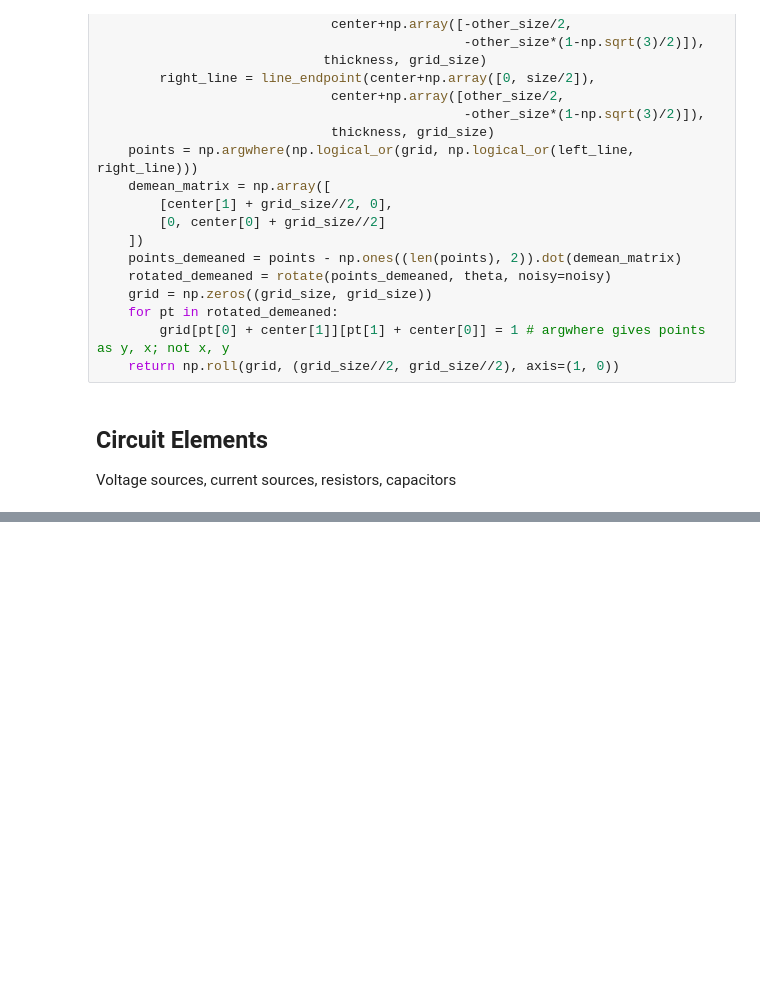
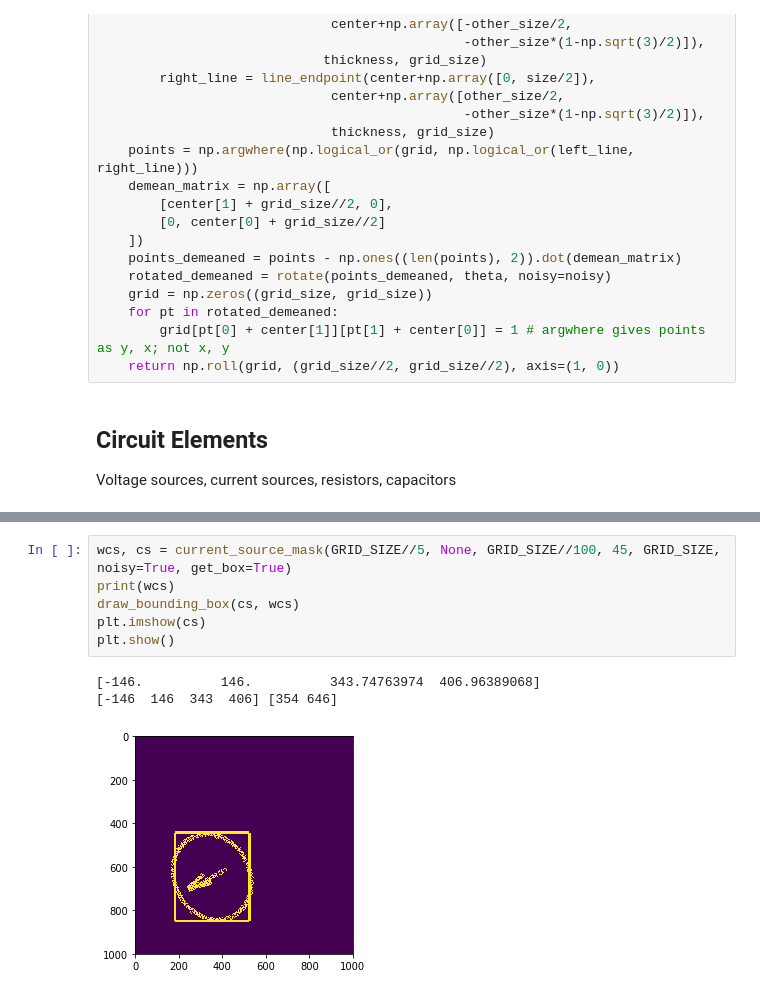
Before and after one commit to Sean-OB/circuits, a Jupyter notebook: Synthetic Circuit Element Creator.ipynb, the cells around one changed output, grey strips where cells are left out. Saved outputs shown, nothing was run; the diff lists cells and outputs as text; blank space fills up the shorter version.

```diff
--- a/Synthetic Circuit Element Creator.ipynb
+++ b/Synthetic Circuit Element Creator.ipynb
@@ -296 +363,11 @@ plt.imshow(v)
+# %%
+wcs, cs = current_source_mask(GRID_SIZE//5, None, GRID_SIZE//100, 45, GRID_SIZE, noisy=True, get_box=True)
+print(wcs)
+draw_bounding_box(cs, wcs)
+plt.imshow(cs)
+plt.show()
+# %% [output]
+[-146.          146.          343.74763974  406.96389068]
+[-146  146  343  406] [354 646]
+[figure, added]
 # %%
```
Also changed, not shown: parts of 14 cells of this notebook.
